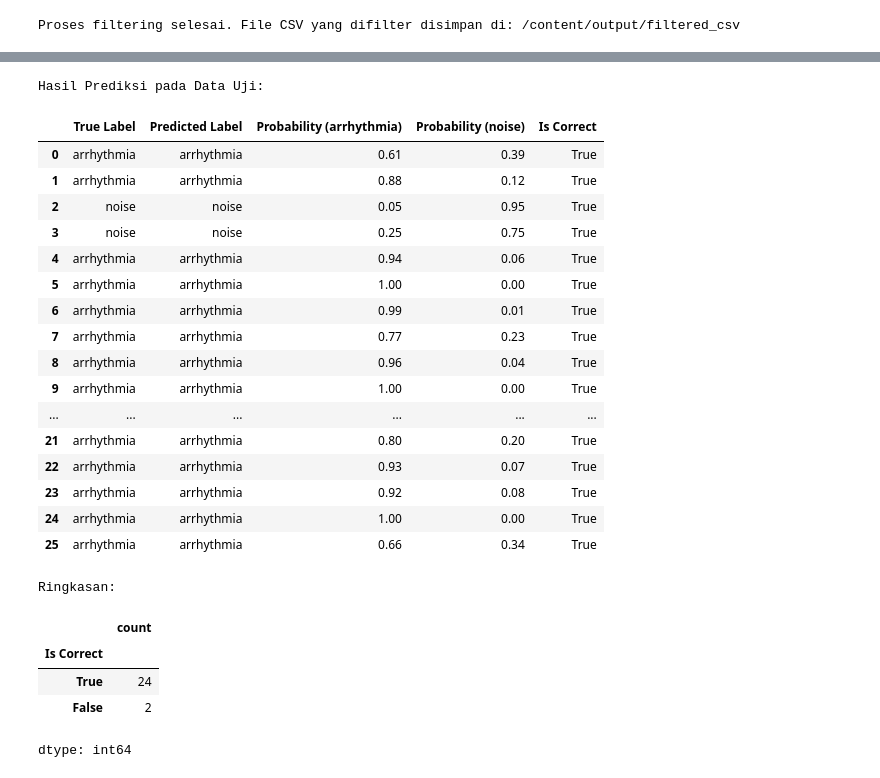
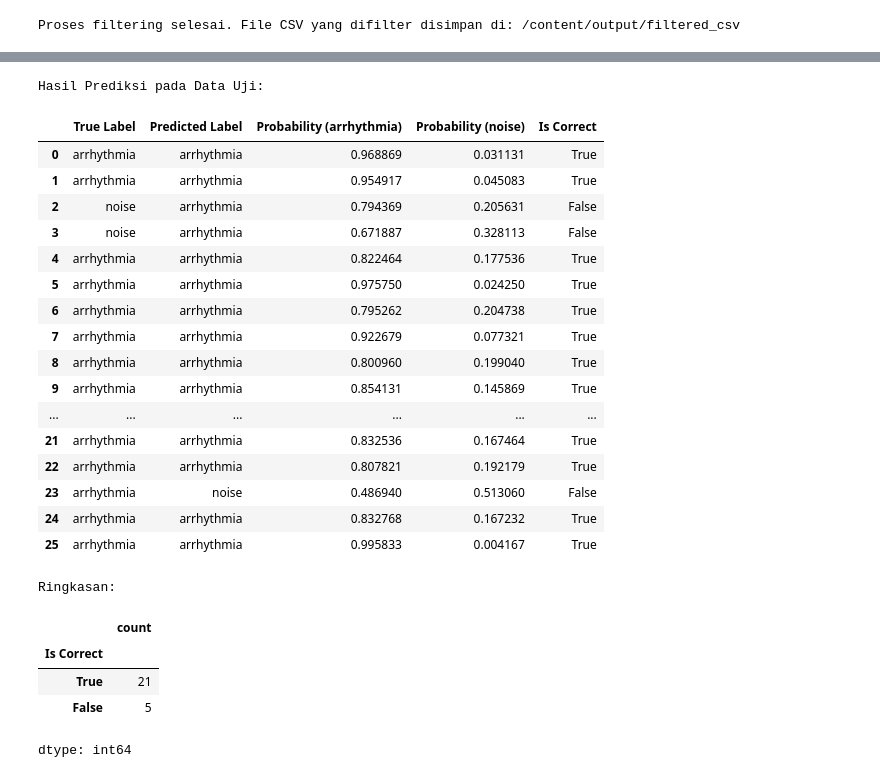
Before and after one commit to Dwinurcahyo2/Data-Mining-Lanjut, a Jupyter notebook: UAS_data_mining_lanjut.ipynb, the cells around one changed output, grey strips where cells are left out. Cells and saved outputs as stored; diff of their text form; code cells hidden in the pictures.

```diff
--- a/UAS_data_mining_lanjut.ipynb
+++ b/UAS_data_mining_lanjut.ipynb
@@ -145,10 +176,6 @@ import numpy as np
 from scipy.stats import skew, kurtosis
 
 def extract_features(signal, fs=360):
-    """
-    Mengekstrak fitur-fitur dari segmen sinyal EKG.
-    Menambahkan fitur statistik dasar: energy, variance, skewness, kurtosis, zero-crossing rate, dan spectrum peak.
-    """
     # Pastikan sinyal adalah numpy array
     if not isinstance(signal, np.ndarray):
         signal = np.asarray(signal)
@@ -172,7 +199,6 @@ def extract_features(signal, fs=360):
     kurtosis_val = kurtosis(signal) # Kurtosis (Fisher's definition, kurtosis of normal distribution is 0)
 
     # Zero-crossing rate
-    # Menghitung berapa kali sinyal melewati nol, dibagi dengan panjang sinyal
     zero_crossing_rate_val = np.sum(np.diff(np.sign(signal) != 0).astype(int)) / len(signal)
 
 
@@ -200,9 +226,6 @@ def extract_features(signal, fs=360):
         "zero_crossing_rate": zero_crossing_rate_val,
         "spectrum_peak": spectrum_peak # Ini adalah index frekuensi, bukan nilai frekuensi itu sendiri
     }
-
-# Fungsi ini tidak dijalankan secara langsung di sini, hanya didefinisikan.
-# Sel berikutnya yang menggunakannya akan memanggil fungsi ini.
 # %% [markdown]
 Klasifikasi Derau
 # %%
@@ -619,9 +598,8 @@ else:
     features_df = pd.read_csv(INPUT_FEATURES_CSV)
 
     # Pisahkan fitur (X) dan label (y)
-    # Kolom fitur adalah 'energy', 'variance', 'spectrum_peak'
-    # Kolom label adalah 'label'
-    X = features_df[['energy', 'variance', 'spectrum_peak']]
+    feature_columns = [col for col in features_df.columns if col not in ['file_name', 'signal_name', 'label']]
+    X = features_df[feature_columns]
     y = features_df['label']
 
     print(f"Ukuran dataset fitur (X): {X.shape}")
@@ -634,12 +612,12 @@ else:
     print("\nLabel asli:", y.unique())
     print("Label yang di-encode:", label_encoder.transform(y.unique()))
 
+    # Pembagian data menjadi set pelatihan dan pengujian
     X_train, X_test, y_train_encoded, y_test_encoded = train_test_split(
         X, y_encoded, test_size=0.2, random_state=42, stratify=y_encoded
     )
 
     # Opsional: Simpan kembali label asli untuk set pelatihan dan pengujian jika diperlukan
-    # untuk pelaporan atau analisis selanjutnya
     y_train_original = label_encoder.inverse_transform(y_train_encoded)
     y_test_original = label_encoder.inverse_transform(y_test_encoded)
 
@@ -649,8 +627,5 @@ else:
     print(f"Ukuran set pengujian (X_test): {X_test.shape}")
     print(f"Ukuran label pelatihan (y_train_encoded): {y_train_encoded.shape}")
     print(f"Ukuran label pengujian (y_test_encoded): {y_test_encoded.shape}")
-
-    # Sekarang variabel X_train, X_test, y_train_encoded, dan y_test_encoded
-    # sudah terdefinisi dan siap digunakan untuk melatih dan menguji model.
 # %% [output]
 Memuat fitur dari: /content/output/features/extracted_features.csv
@@ -904,62 +875,62 @@ weighted avg       0.93      0.92      0.92        26
 import pandas as pd
 import numpy as np
 
 # Pastikan X_test dan y_test_encoded memiliki jumlah sampel yang sama
 if X_test.shape[0] != y_test_encoded.shape[0]:
-    print("Error: Jumlah sampel X_test dan y_test_encoded tidak cocok. Harap jalankan kembali sel Data Splitting (8ef1eda5) dan Evaluation (348ef271).")
+    print("Error: Jumlah sampel X_test dan y_test_encoded tidak cocok. Harap jalankan kembali sel Data Splitting (8ef1eda5) dan sel-sel setelahnya.")
 else:
     # 1. Lakukan prediksi label pada data uji
-    y_pred_encoded = clf.predict(X_test)
+    y_pred_encoded = best_clf.predict(X_test)
 
     # 2. Lakukan prediksi probabilitas pada data uji
-    y_pred_proba = clf.predict_proba(X_test) # Probabilitas untuk setiap kelas
+    y_pred_proba = best_clf.predict_proba(X_test) # Probabilitas untuk setiap kelas
 
-    # 3. Konversi label encode kembali ke label asli (string)
-    y_test_original = label_encoder_eval.inverse_transform(y_test_encoded)
-    y_pred_original = label_encoder_eval.inverse_transform(y_pred_encoded)
+    # 3. Konversi label encode kembali ke label asli (string) menggunakan label_encoder yang sudah fit
+    y_test_original = label_encoder.inverse_transform(y_test_encoded)
+    y_pred_original = label_encoder.inverse_transform(y_pred_encoded)
 
     # 4. Buat DataFrame untuk menampilkan hasil
-    # Dapatkan nama kelas asli dari label_encoder
-    class_names = label_encoder_eval.classes_
+    class_names = label_encoder.classes_
 
+    # Pastikan urutan kolom probabilitas sesuai dengan urutan kelas di label_encoder.classes_
     results_df = pd.DataFrame({
         'True Label': y_test_original,
         'Predicted Label': y_pred_original,
-        f'Probability ({class_names[0]})': y_pred_proba[:, label_encoder_eval.transform([class_names[0]])[0]], # Probabilitas kelas 0
-        f'Probability ({class_names[1]})': y_pred_proba[:, label_encoder_eval.transform([class_names[1]])[0]]  # Probabilitas kelas 1
+        f'Probability ({class_names[0]})': y_pred_proba[:, label_encoder.transform([class_names[0]])[0]],
+        f'Probability ({class_names[1]})': y_pred_proba[:, label_encoder.transform([class_names[1]])[0]]
     })
 
     # Tambahkan kolom untuk menunjukkan apakah prediksi benar atau salah
     results_df['Is Correct'] = results_df['True Label'] == results_df['Predicted Label']
 
     # Tampilkan tabel hasil
     print("Hasil Prediksi pada Data Uji:")
     display(results_df)
 
     print("\nRingkasan:")
     display(results_df['Is Correct'].value_counts())
 # %% [output]
 Hasil Prediksi pada Data Uji:
 |  | True Label | Predicted Label | Probability (arrhythmia) | Probability (noise) | Is Correct |
-| 0 | arrhythmia | arrhythmia | 0.61 | 0.39 | True |
-| 1 | arrhythmia | arrhythmia | 0.88 | 0.12 | True |
-| 2 | noise | noise | 0.05 | 0.95 | True |
-| 3 | noise | noise | 0.25 | 0.75 | True |
-| 4 | arrhythmia | arrhythmia | 0.94 | 0.06 | True |
-| 5 | arrhythmia | arrhythmia | 1.00 | 0.00 | True |
-| 6 | arrhythmia | arrhythmia | 0.99 | 0.01 | True |
-| 7 | arrhythmia | arrhythmia | 0.77 | 0.23 | True |
-| 8 | arrhythmia | arrhythmia | 0.96 | 0.04 | True |
-| 9 | arrhythmia | arrhythmia | 1.00 | 0.00 | True |
+| 0 | arrhythmia | arrhythmia | 0.968869 | 0.031131 | True |
+| 1 | arrhythmia | arrhythmia | 0.954917 | 0.045083 | True |
+| 2 | noise | arrhythmia | 0.794369 | 0.205631 | False |
+| 3 | noise | arrhythmia | 0.671887 | 0.328113 | False |
+| 4 | arrhythmia | arrhythmia | 0.822464 | 0.177536 | True |
+| 5 | arrhythmia | arrhythmia | 0.975750 | 0.024250 | True |
+| 6 | arrhythmia | arrhythmia | 0.795262 | 0.204738 | True |
+| 7 | arrhythmia | arrhythmia | 0.922679 | 0.077321 | True |
+| 8 | arrhythmia | arrhythmia | 0.800960 | 0.199040 | True |
+| 9 | arrhythmia | arrhythmia | 0.854131 | 0.145869 | True |
 | ... | ... | ... | ... | ... | ... |
-| 21 | arrhythmia | arrhythmia | 0.80 | 0.20 | True |
-| 22 | arrhythmia | arrhythmia | 0.93 | 0.07 | True |
-| 23 | arrhythmia | arrhythmia | 0.92 | 0.08 | True |
-| 24 | arrhythmia | arrhythmia | 1.00 | 0.00 | True |
-| 25 | arrhythmia | arrhythmia | 0.66 | 0.34 | True |
+| 21 | arrhythmia | arrhythmia | 0.832536 | 0.167464 | True |
+| 22 | arrhythmia | arrhythmia | 0.807821 | 0.192179 | True |
+| 23 | arrhythmia | noise | 0.486940 | 0.513060 | False |
+| 24 | arrhythmia | arrhythmia | 0.832768 | 0.167232 | True |
+| 25 | arrhythmia | arrhythmia | 0.995833 | 0.004167 | True |
 Ringkasan:
 |  | count |
 | Is Correct |  |
-| True | 24 |
-| False | 2 |
+| True | 21 |
+| False | 5 |
 dtype: int64
```
Also changed, not shown: parts of 20 cells of this notebook.
